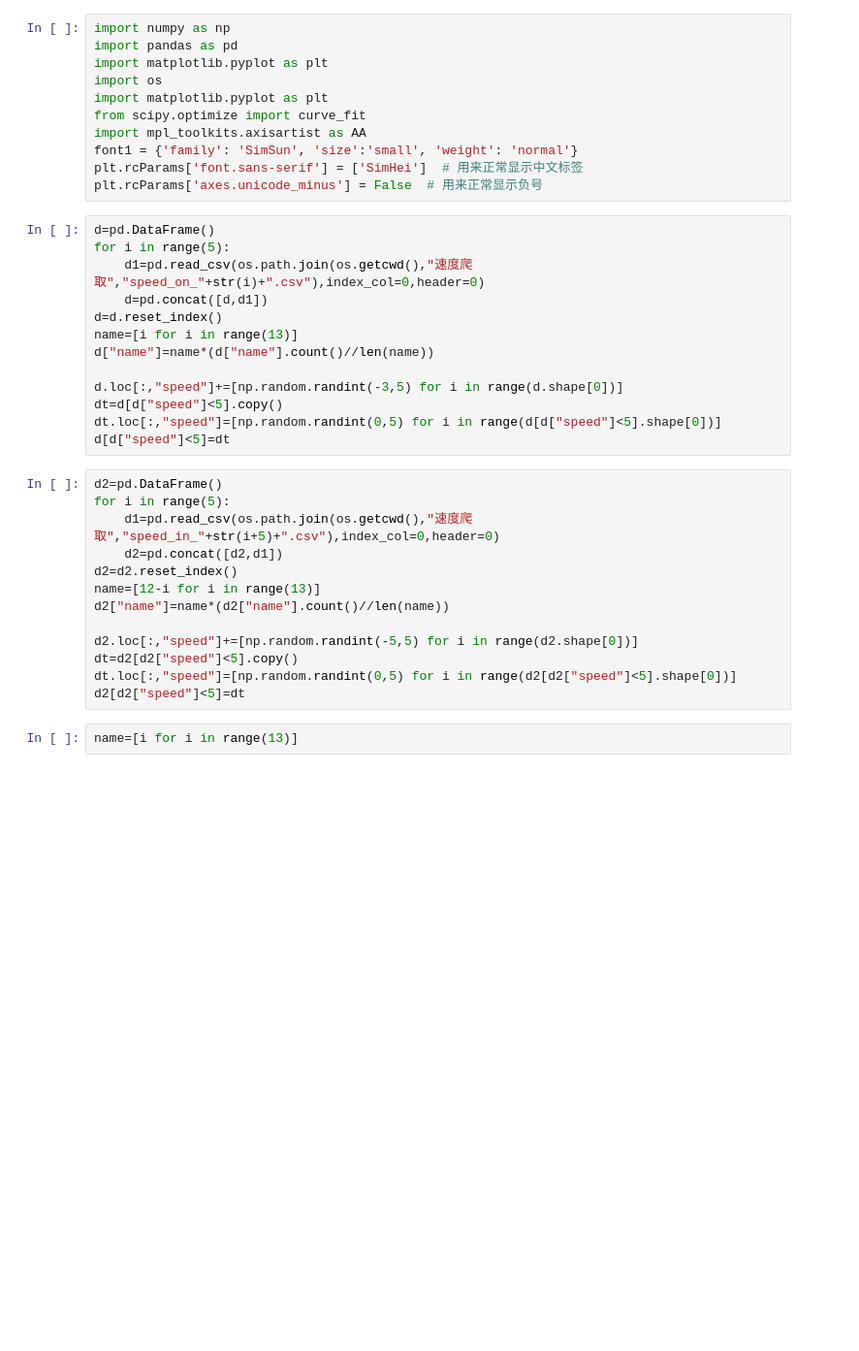
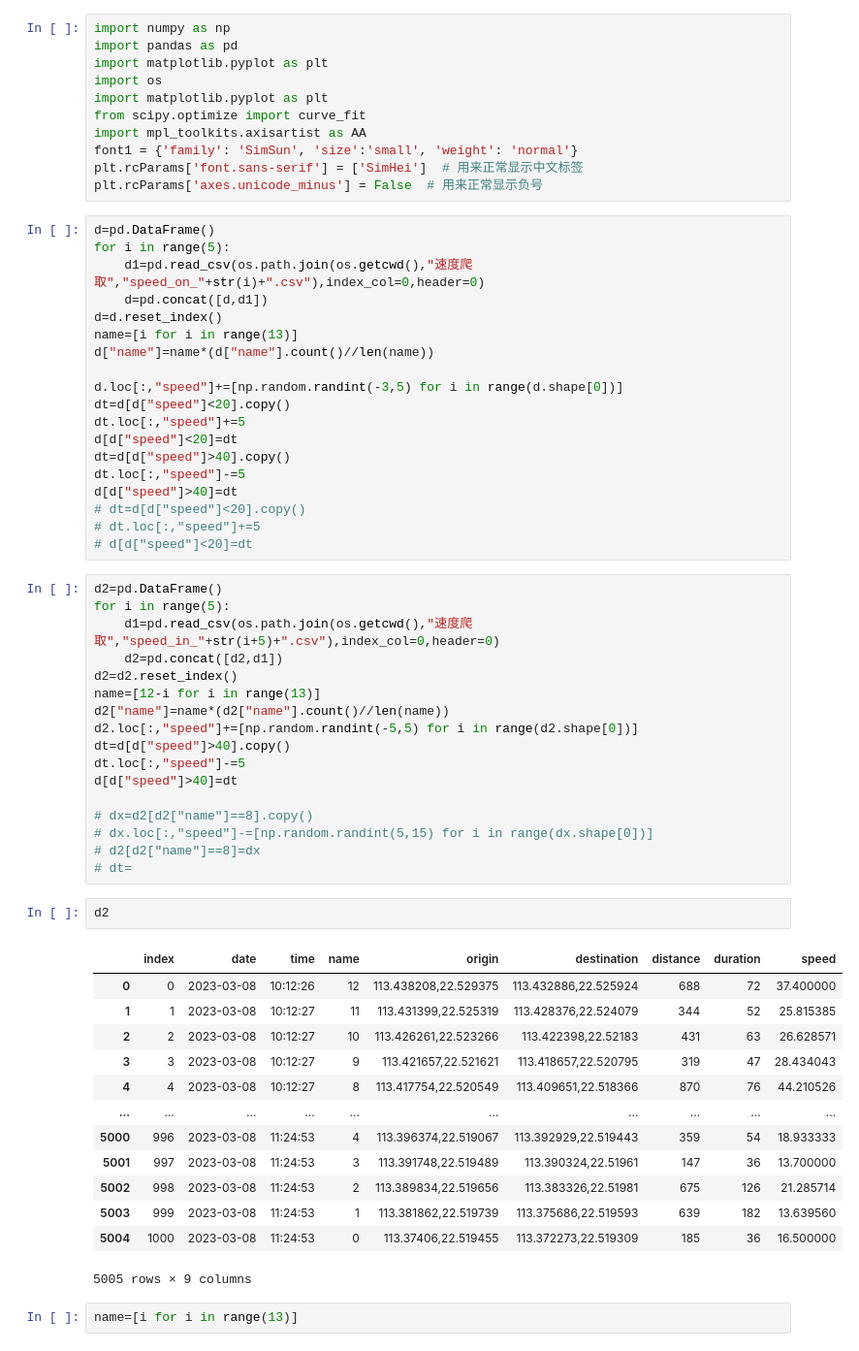
Before and after one commit to eeeecj/LMPband, a Jupyter notebook: speed analysis/speedanalysis.ipynb, the cells around one changed output. Shown: that part at 97% size. Drawn from its saved outputs; the diff is of its cells as text; blank space fills up the shorter version.

```diff
--- a/speed analysis/speedanalysis.ipynb
+++ b/speed analysis/speedanalysis.ipynb
@@ -19,9 +19,15 @@ name=[i for i in range(13)]
 d["name"]=name*(d["name"].count()//len(name))
 
 d.loc[:,"speed"]+=[np.random.randint(-3,5) for i in range(d.shape[0])]
-dt=d[d["speed"]<5].copy()
-dt.loc[:,"speed"]=[np.random.randint(0,5) for i in range(d[d["speed"]<5].shape[0])]
-d[d["speed"]<5]=dt
+dt=d[d["speed"]<20].copy()
+dt.loc[:,"speed"]+=5
+d[d["speed"]<20]=dt
+dt=d[d["speed"]>40].copy()
+dt.loc[:,"speed"]-=5
+d[d["speed"]>40]=dt
+# dt=d[d["speed"]<20].copy()
+# dt.loc[:,"speed"]+=5
+# d[d["speed"]<20]=dt
 # %%
 d2=pd.DataFrame()
 for i in range(5):
@@ -30,11 +36,31 @@ for i in range(5):
 d2=d2.reset_index()
 name=[12-i for i in range(13)]
 d2["name"]=name*(d2["name"].count()//len(name))
+d2.loc[:,"speed"]+=[np.random.randint(-5,5) for i in range(d2.shape[0])]
+dt=d[d["speed"]>40].copy()
+dt.loc[:,"speed"]-=5
+d[d["speed"]>40]=dt
 
-d2.loc[:,"speed"]+=[np.random.randint(-5,5) for i in range(d2.shape[0])]
-dt=d2[d2["speed"]<5].copy()
-dt.loc[:,"speed"]=[np.random.randint(0,5) for i in range(d2[d2["speed"]<5].shape[0])]
-d2[d2["speed"]<5]=dt
+# dx=d2[d2["name"]==8].copy()
+# dx.loc[:,"speed"]-=[np.random.randint(5,15) for i in range(dx.shape[0])]
+# d2[d2["name"]==8]=dx
+# dt=
+# %%
+d2
+# %% [output]
+|  | index | date | time | name | origin | destination | distance | duration | speed |
+| 0 | 0 | 2023-03-08 | 10:12:26 | 12 | 113.438208,22.529375 | 113.432886,22.525924 | 688 | 72 | 37.400000 |
+| 1 | 1 | 2023-03-08 | 10:12:27 | 11 | 113.431399,22.525319 | 113.428376,22.524079 | 344 | 52 | 25.815385 |
+| 2 | 2 | 2023-03-08 | 10:12:27 | 10 | 113.426261,22.523266 | 113.422398,22.52183 | 431 | 63 | 26.628571 |
+| 3 | 3 | 2023-03-08 | 10:12:27 | 9 | 113.421657,22.521621 | 113.418657,22.520795 | 319 | 47 | 28.434043 |
+| 4 | 4 | 2023-03-08 | 10:12:27 | 8 | 113.417754,22.520549 | 113.409651,22.518366 | 870 | 76 | 44.210526 |
+| ... | ... | ... | ... | ... | ... | ... | ... | ... | ... |
+| 5000 | 996 | 2023-03-08 | 11:24:53 | 4 | 113.396374,22.519067 | 113.392929,22.519443 | 359 | 54 | 18.933333 |
+| 5001 | 997 | 2023-03-08 | 11:24:53 | 3 | 113.391748,22.519489 | 113.390324,22.51961 | 147 | 36 | 13.700000 |
+| 5002 | 998 | 2023-03-08 | 11:24:53 | 2 | 113.389834,22.519656 | 113.383326,22.51981 | 675 | 126 | 21.285714 |
+| 5003 | 999 | 2023-03-08 | 11:24:53 | 1 | 113.381862,22.519739 | 113.375686,22.519593 | 639 | 182 | 13.639560 |
+| 5004 | 1000 | 2023-03-08 | 11:24:53 | 0 | 113.37406,22.519455 | 113.372273,22.519309 | 185 | 36 | 16.500000 |
+5005 rows × 9 columns
 # %%
 name=[i for i in range(13)]
 # %%
```
Also changed, not shown: parts of 5 cells of this notebook, 5 other files.
